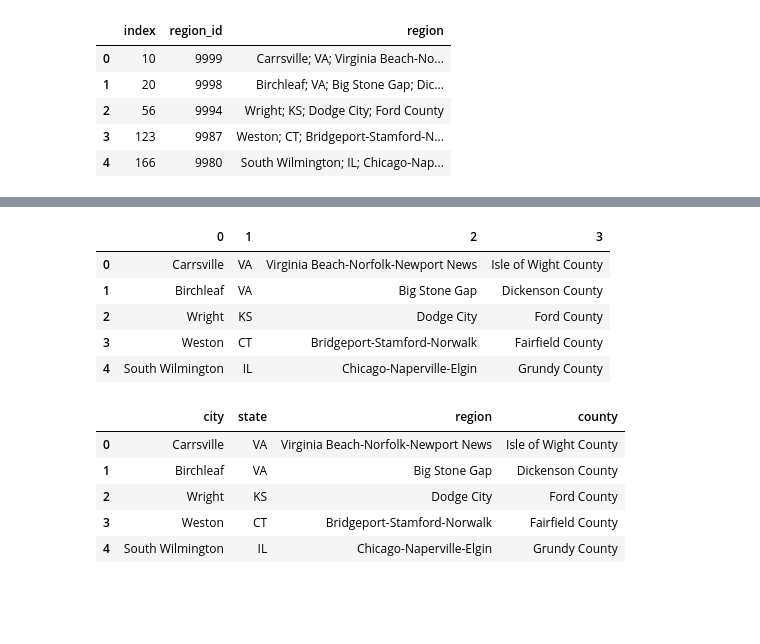
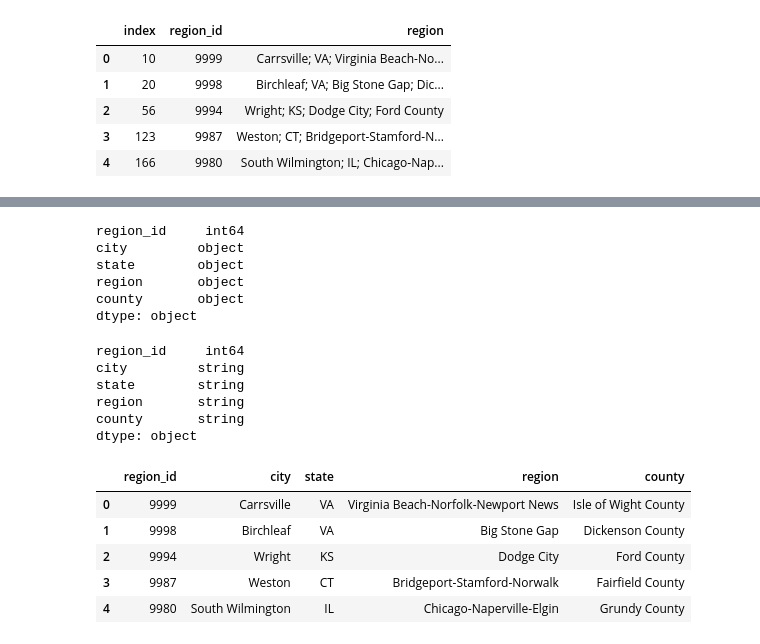
Before and after one commit to BloomTech-Labs/Labs26-Citrics-DS-TeamC, a Jupyter notebook: Real_Estate.ipynb, the cells around one changed output, grey strips where cells are left out. Saved outputs shown, nothing was run; the diff lists cells and outputs as text; code cells hidden in the pictures; blank space fills up the shorter version.

```diff
--- a/Real_Estate.ipynb
+++ b/Real_Estate.ipynb
@@ -316,0 +351,7 @@ city_breakdown = cities['region'].str.split("; ", expand=True)
+# %%
+## PART: 2
+region_breakdown = cities['region'].str.split("; ", expand=True)
+region_breakdown = region_breakdown.rename(columns={0:'city', 1:'state', 2:'region', 3:'county'})
+
+print(region_breakdown.shape)
+region_breakdown.head()
@@ -316,0 +366,7 @@ city_breakdown = cities['region'].str.split("; ", expand=True)
+# %%
+## PART: 3
+region_id = cities.drop(columns=['index', 'region'])
+df = pd.concat([region_id, region_breakdown], axis=1)
+
+print(df.shape)
+df.head()
@@ -317,9 +381,31 @@ city_breakdown = cities['region'].str.split("; ", expand=True)
+# %%
+df.dtypes
+# %% [output]
+region_id     int64
+city         object
+state        object
+region       object
+county       object
+dtype: object
+# %%
+## PART: 4
+cols = ['city', 'state', 'region', 'county']
+df[cols] = df[cols].astype('string')
+
+df.dtypes
+# %% [output]
+region_id     int64
+city         string
+state        string
+region       string
+county       string
+dtype: object
 # %%
-city_breakdown.head()
+df.head()
 # %% [output]
-|  | 0 | 1 | 2 | 3 |
-| 0 | Carrsville | VA | Virginia Beach-Norfolk-Newport News | Isle of Wight County |
-| 1 | Birchleaf | VA | Big Stone Gap | Dickenson County |
-| 2 | Wright | KS | Dodge City | Ford County |
-| 3 | Weston | CT | Bridgeport-Stamford-Norwalk | Fairfield County |
-| 4 | South Wilmington | IL | Chicago-Naperville-Elgin | Grundy County |
+|  | region_id | city | state | region | county |
+| 0 | 9999 | Carrsville | VA | Virginia Beach-Norfolk-Newport News | Isle of Wight County |
+| 1 | 9998 | Birchleaf | VA | Big Stone Gap | Dickenson County |
+| 2 | 9994 | Wright | KS | Dodge City | Ford County |
+| 3 | 9987 | Weston | CT | Bridgeport-Stamford-Norwalk | Fairfield County |
+| 4 | 9980 | South Wilmington | IL | Chicago-Naperville-Elgin | Grundy County |
@@ -329,9 +411,0 @@ city_breakdown = city_breakdown.rename(columns={0:'city', 1:'state', 2:'region',
-# %%
-city_breakdown.head()
-# %% [output]
-|  | city | state | region | county |
-| 0 | Carrsville | VA | Virginia Beach-Norfolk-Newport News | Isle of Wight County |
-| 1 | Birchleaf | VA | Big Stone Gap | Dickenson County |
-| 2 | Wright | KS | Dodge City | Ford County |
-| 3 | Weston | CT | Bridgeport-Stamford-Norwalk | Fairfield County |
-| 4 | South Wilmington | IL | Chicago-Naperville-Elgin | Grundy County |
```
Also changed, not shown: parts of 29 cells of this notebook.
